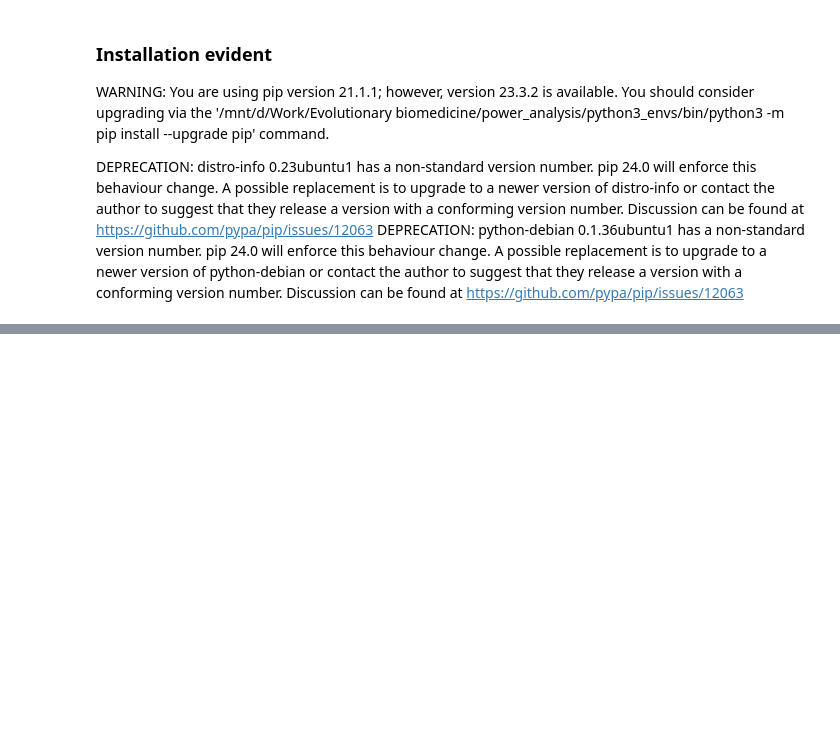
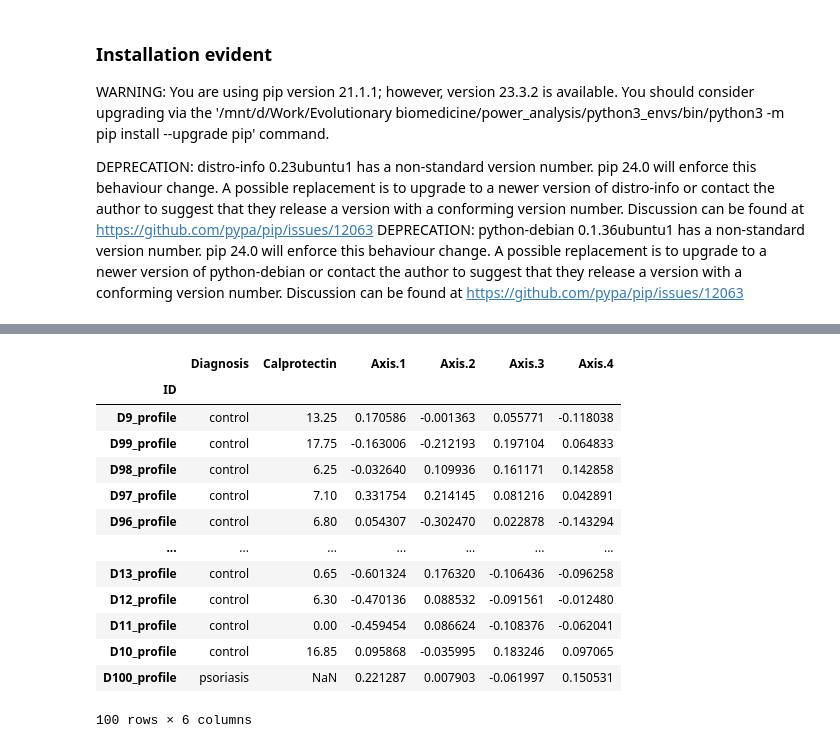
Before and after one commit to yunusbb/Gut-microbiota-in-Psoriasis, a Jupyter notebook: power_analysis/power_analysis_bray_pc_status.ipynb, the cells around one changed output, grey strips where cells are left out. Saved outputs shown, nothing was run; the diff lists cells and outputs as text; code cells hidden in the pictures; blank space fills up the shorter version.

```diff
--- a/power_analysis/power_analysis_bray_pc_status.ipynb
+++ b/power_analysis/power_analysis_bray_pc_status.ipynb
@@ -46,0 +42,17 @@ tax_ps_p2 = evident.UnivariateDataHandler(pc2, tax_PS_PCs)
+# %%
+tax_PS_PCs
+# %% [output]
+|  | Diagnosis | Calprotectin | Axis.1 | Axis.2 | Axis.3 | Axis.4 |
+| ID |  |  |  |  |  |  |
+| D9_profile | control | 13.25 | 0.170586 | -0.001363 | 0.055771 | -0.118038 |
+| D99_profile | control | 17.75 | -0.163006 | -0.212193 | 0.197104 | 0.064833 |
+| D98_profile | control | 6.25 | -0.032640 | 0.109936 | 0.161171 | 0.142858 |
+| D97_profile | control | 7.10 | 0.331754 | 0.214145 | 0.081216 | 0.042891 |
+| D96_profile | control | 6.80 | 0.054307 | -0.302470 | 0.022878 | -0.143294 |
+| ... | ... | ... | ... | ... | ... | ... |
+| D13_profile | control | 0.65 | -0.601324 | 0.176320 | -0.106436 | -0.096258 |
+| D12_profile | control | 6.30 | -0.470136 | 0.088532 | -0.091561 | -0.012480 |
+| D11_profile | control | 0.00 | -0.459454 | 0.086624 | -0.108376 | -0.062041 |
+| D10_profile | control | 16.85 | 0.095868 | -0.035995 | 0.183246 | 0.097065 |
+| D100_profile | psoriasis | NaN | 0.221287 | 0.007903 | -0.061997 | 0.150531 |
+100 rows × 6 columns
```
Also changed, not shown: parts of 15 cells of this notebook.
